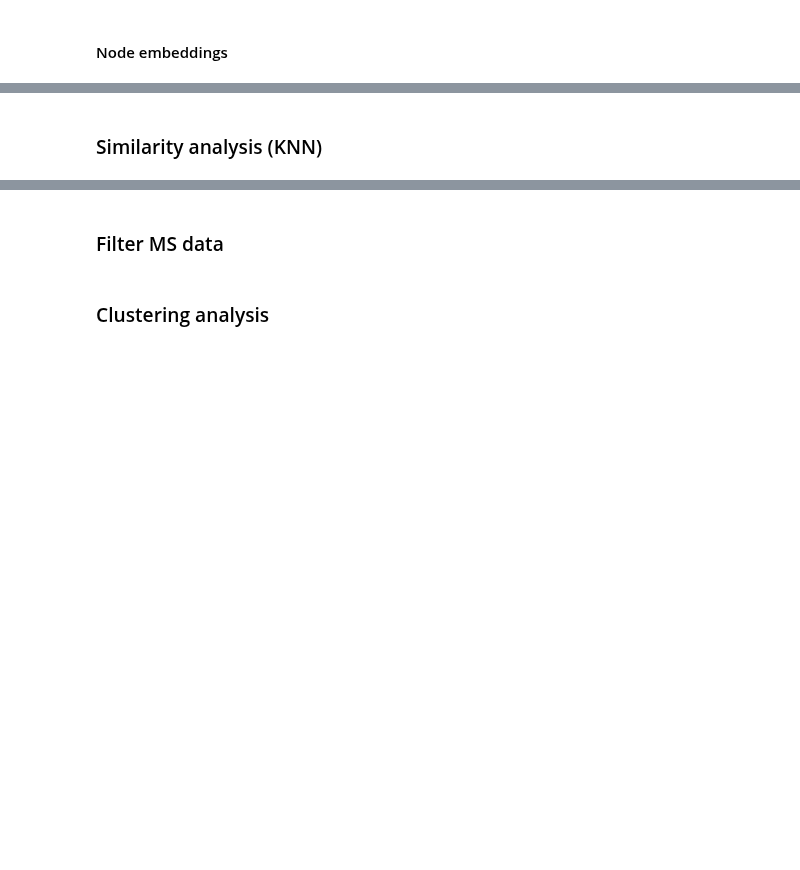
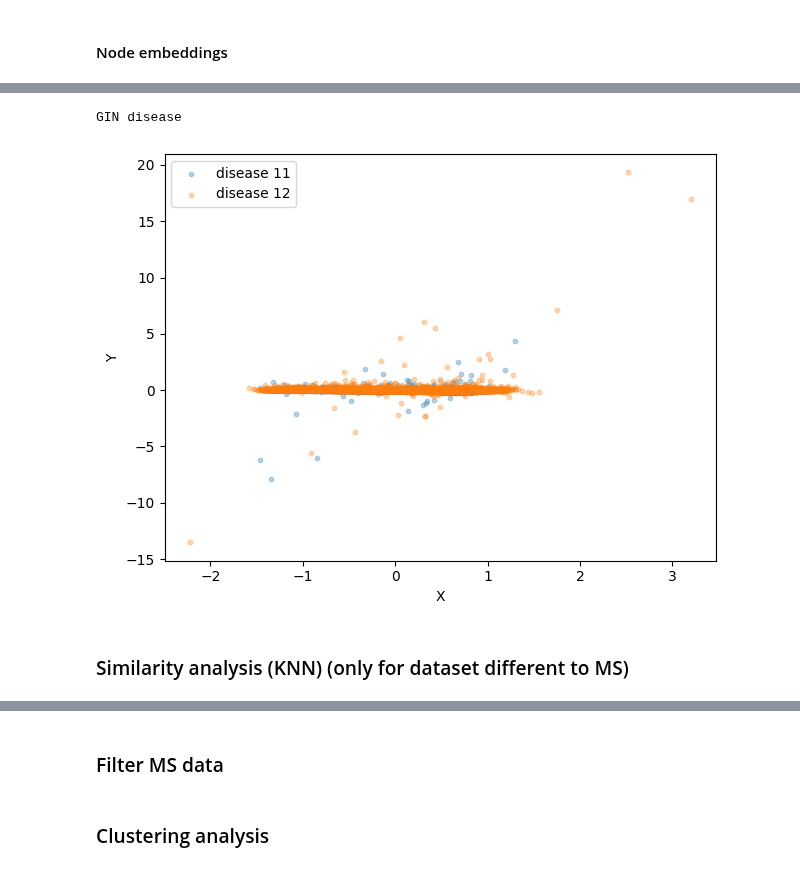
Before and after one commit to win7/T-GAE_PyG, a Jupyter notebook: analysis.ipynb, the cells around one changed output, grey strips where cells are left out. Drawn from its saved outputs; the diff is of its cells as text; code cells hidden in the pictures; blank space fills up the shorter version.

```diff
--- a/analysis.ipynb
+++ b/analysis.ipynb
@@ -608,36 +617,42 @@ for encoder in encoders:
 	for group_id in groups_id:
 		print(encoder, group_id)
 
-		df_node_embeddings_concat = pd.read_csv(f"experiments/output/{exp}/node_embeddings/{encoder}_{group_id}.csv")
+		# df_node_embeddings_concat = pd.read_csv(f"experiments/output/{exp}/node_embeddings/{encoder}_{group_id}.csv") # This is original
+		aux = "-".join(subgroups_id)
+		df_node_embeddings_concat = pd.read_csv(f"experiments/output/{exp}/node_embeddings/{encoder}_{group_id}_{aux}.csv")
+
 		# Id, 0, 1,	2, ..., subgroup_id
 
 		node_embeddings_concat = df_node_embeddings_concat.iloc[:, 1:-1].values
 		labels = df_node_embeddings_concat.iloc[:, -1].values
 
 		if node_embeddings_concat.shape[1] > 2:
 			pca = PCA(n_components=2)
 			node_embeddings_concat_2d = pca.fit_transform(node_embeddings_concat)
 		else:
 			node_embeddings_concat_2d = node_embeddings_concat.copy()
 
 		fig, ax = plt.subplots()
 
 		for c in np.unique(labels):
 			idx = labels == c
 			ax.scatter(
 				node_embeddings_concat_2d[idx, 0],
 				node_embeddings_concat_2d[idx, 1],
 				s=10,
-				alpha=0.5,
+				alpha=0.3,
 				label=f"{group_id} {c}"
 			)
 
 		ax.set_xlabel("X")
 		ax.set_ylabel("Y")
 		ax.legend()
 		plt.tight_layout()
 		# plt.savefig(f"experiments/output/{exp}/plots/node_embeddings_{encoder}_{train_set}_{features}.pdf", format="pdf", bbox_inches="tight")
 		plt.show()
+# %% [output]
+GIN disease
+[figure, added]
 # %% [markdown]
-### Similarity analysis (KNN)
+### Similarity analysis (KNN) (only for dataset different to MS)
 # %%
```
Also changed, not shown: parts of 21 cells of this notebook, 12 other files.
